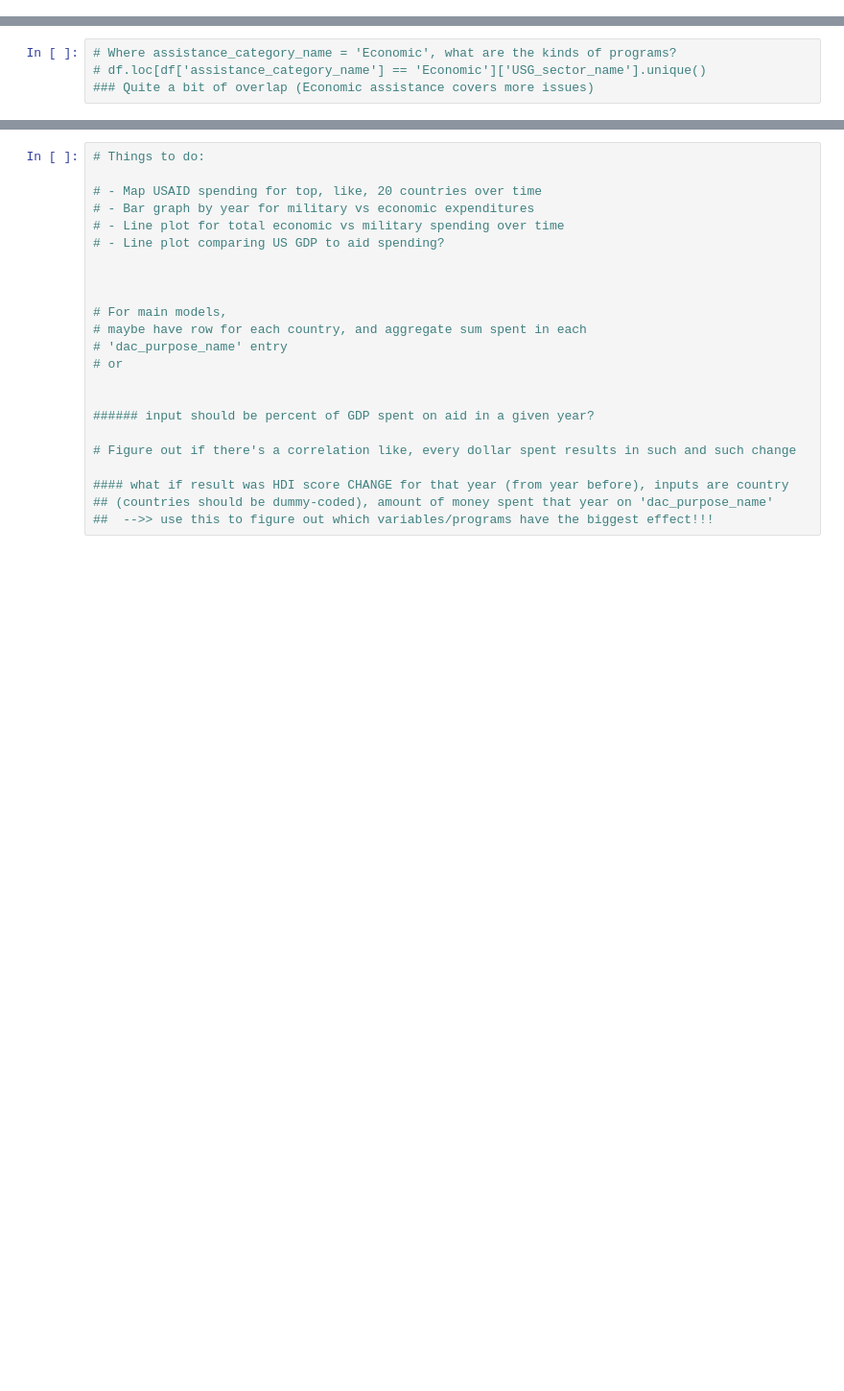
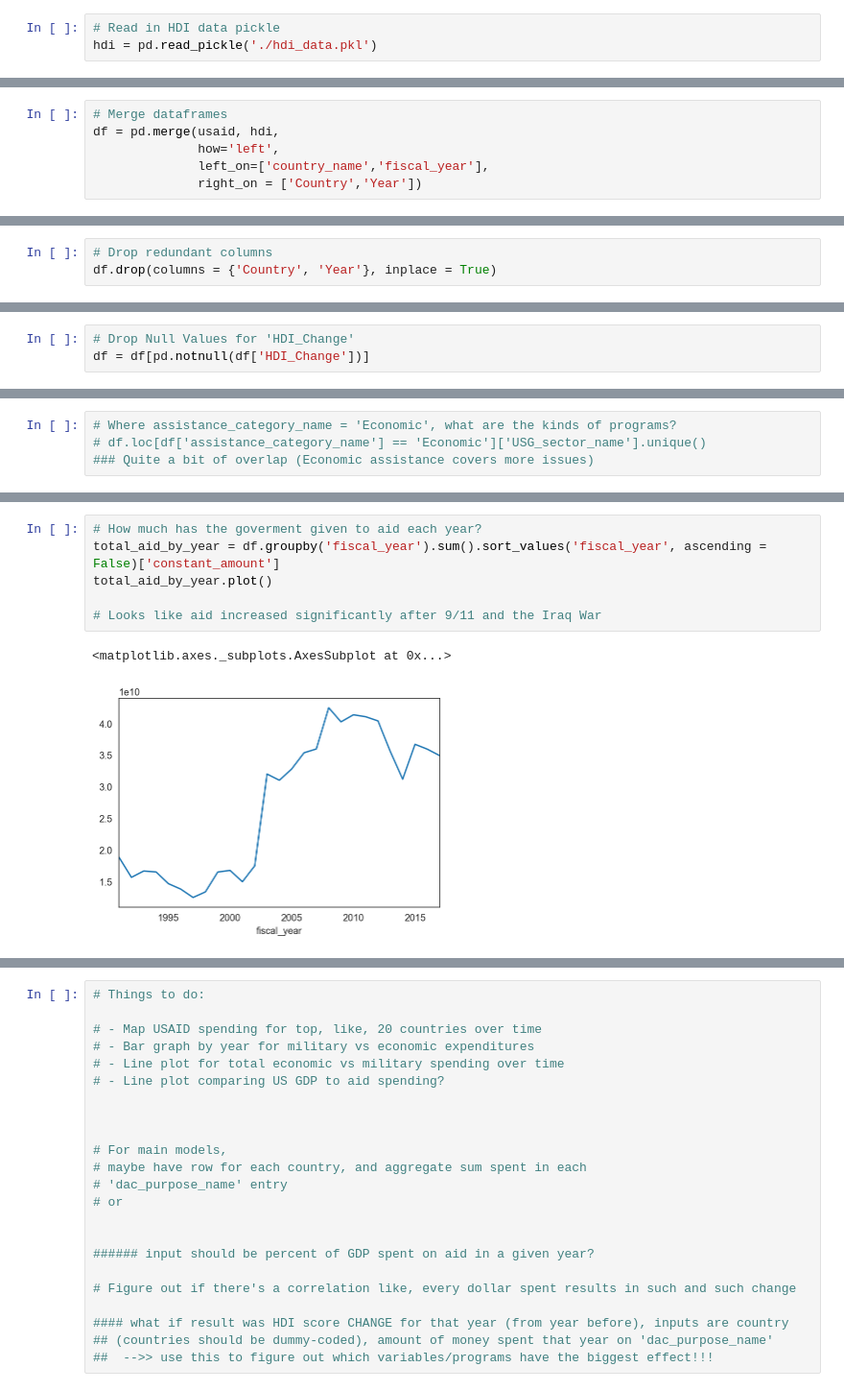
Before and after one commit to geneveeves/Metis_Project5, a Jupyter notebook: 03_Project5_EDA_AllData.ipynb, the cells around one changed output, grey strips where cells are left out. Shown: that part at 96% size. Saved outputs shown, nothing was run; the diff lists cells and outputs as text; blank space fills up the shorter version.

```diff
--- a/03_Project5_EDA_AllData.ipynb
+++ b/03_Project5_EDA_AllData.ipynb
@@ -8,0 +41,3 @@ import pandas as pd
+# %%
+# Read in HDI data pickle
+hdi = pd.read_pickle('./hdi_data.pkl')
@@ -8,0 +64,6 @@ import pandas as pd
+# %%
+# Merge dataframes
+df = pd.merge(usaid, hdi,
+              how='left',
+              left_on=['country_name','fiscal_year'],
+              right_on = ['Country','Year'])
@@ -8,0 +99,3 @@ import pandas as pd
+# %%
+# Drop redundant columns
+df.drop(columns = {'Country', 'Year'}, inplace = True)
@@ -8,0 +143,3 @@ import pandas as pd
+# %%
+# Drop Null Values for 'HDI_Change'
+df = df[pd.notnull(df['HDI_Change'])]
@@ -41,0 +275,9 @@ df.loc[df['assistance_category_name'] == 'Economic']['implementing_agency_name']
+# %%
+# How much has the goverment given to aid each year?
+total_aid_by_year = df.groupby('fiscal_year').sum().sort_values('fiscal_year', ascending = False)['constant_amount']
+total_aid_by_year.plot()
+
+# Looks like aid increased significantly after 9/11 and the Iraq War
+# %% [output]
+<matplotlib.axes._subplots.AxesSubplot at 0x...>
+[figure, added]
```
Also changed, not shown: parts of 23 cells of this notebook, 5 other files.
